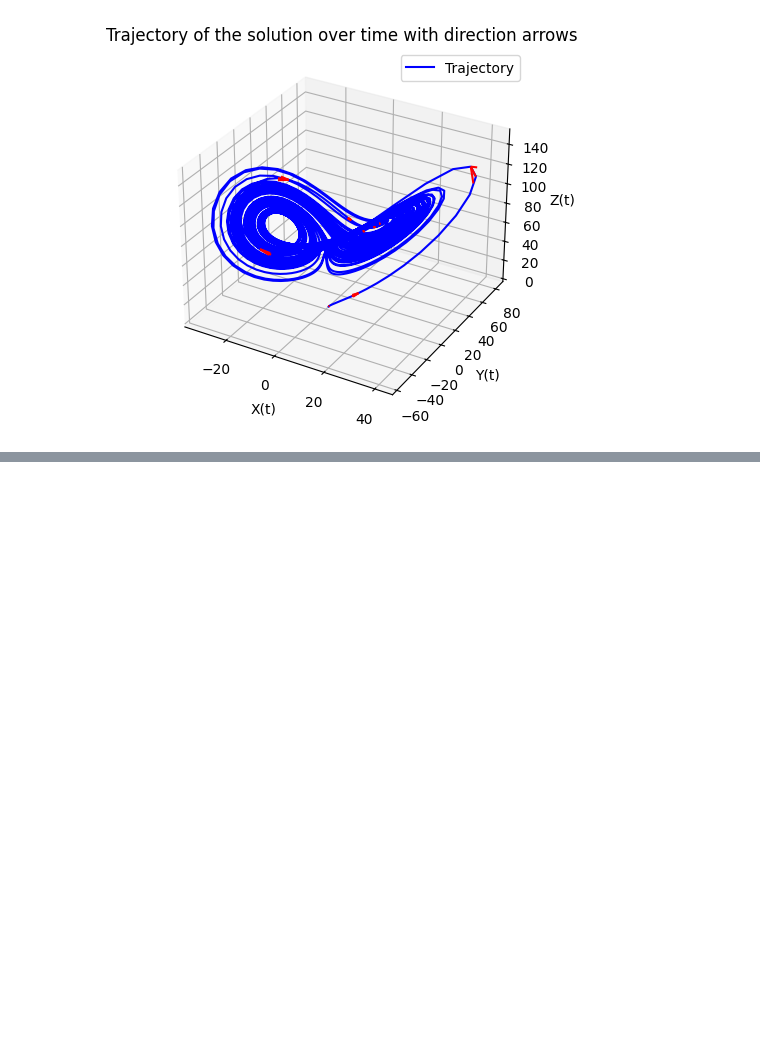
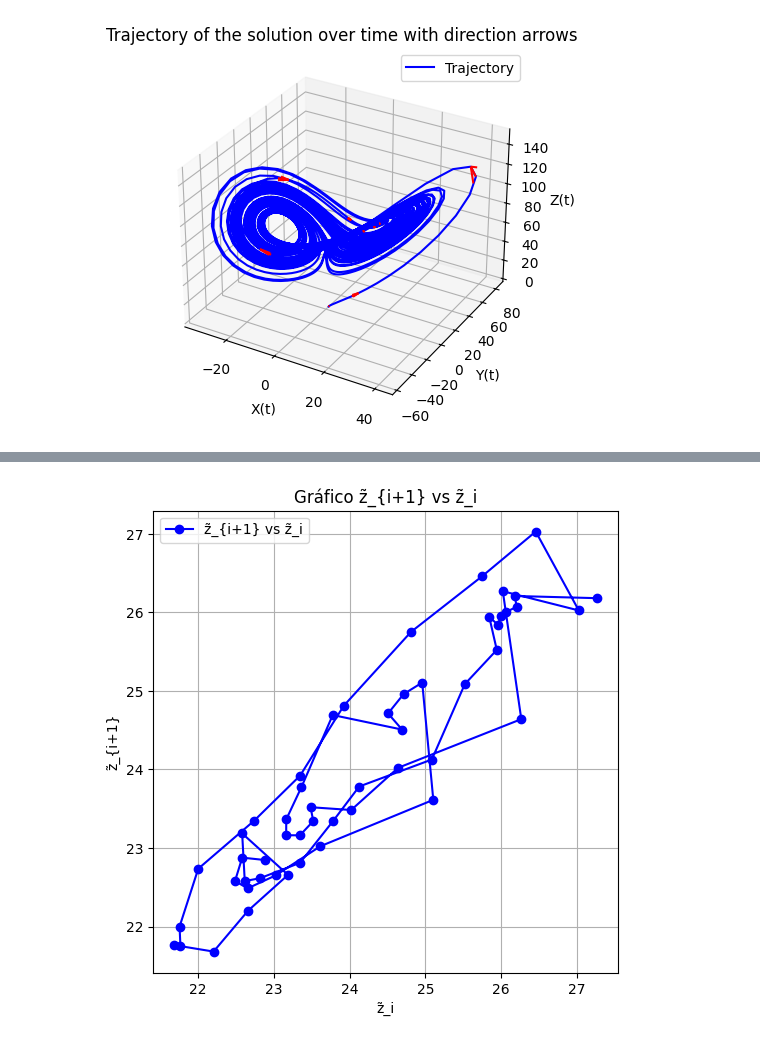
Before and after one commit to SalomoneCro/Neural-Networks, a Jupyter notebook: DifferentialEquations/Lorenz.ipynb, the cells around one changed output, grey strips where cells are left out. Drawn from its saved outputs; the diff is of its cells as text; code cells hidden in the pictures; blank space fills up the shorter version.

```diff
--- a/DifferentialEquations/Lorenz.ipynb
+++ b/DifferentialEquations/Lorenz.ipynb
@@ -74,0 +163,12 @@ plt.show()
+# %%
+# 5) Graficar z̃_{i+1} vs z̃_i
+plt.figure(figsize=(6, 6))
+plt.plot(z_smooth_peaks[:-1], z_smooth_peaks[1:], 'bo-', label="z̃_{i+1} vs z̃_i")
+plt.title('Gráfico z̃_{i+1} vs z̃_i')
+plt.xlabel('z̃_i')
+plt.ylabel('z̃_{i+1}')
+plt.grid(True)
+plt.legend()
+plt.show()
+# %% [output]
+[figure, added]
```
Also changed, not shown: parts of 9 cells of this notebook.
